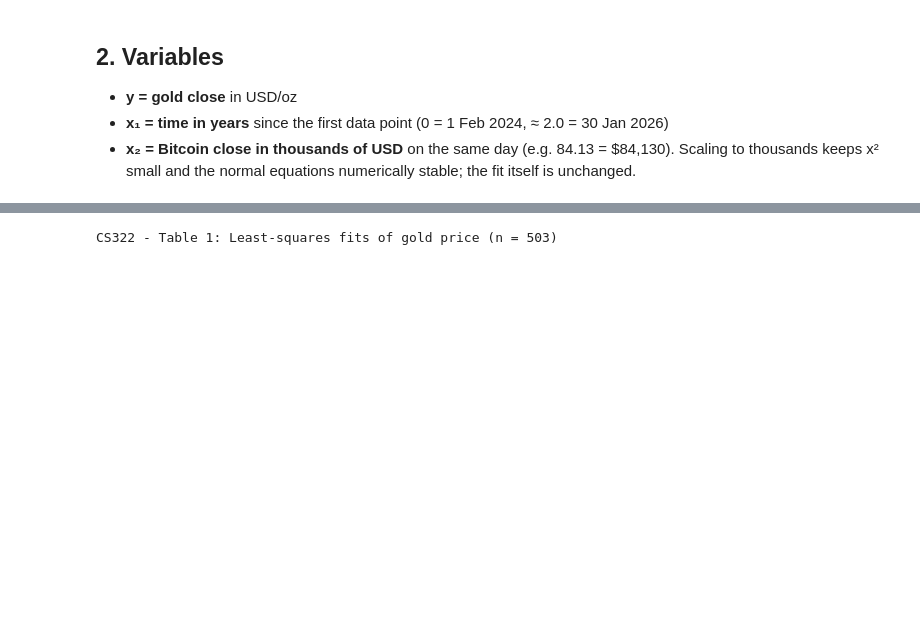
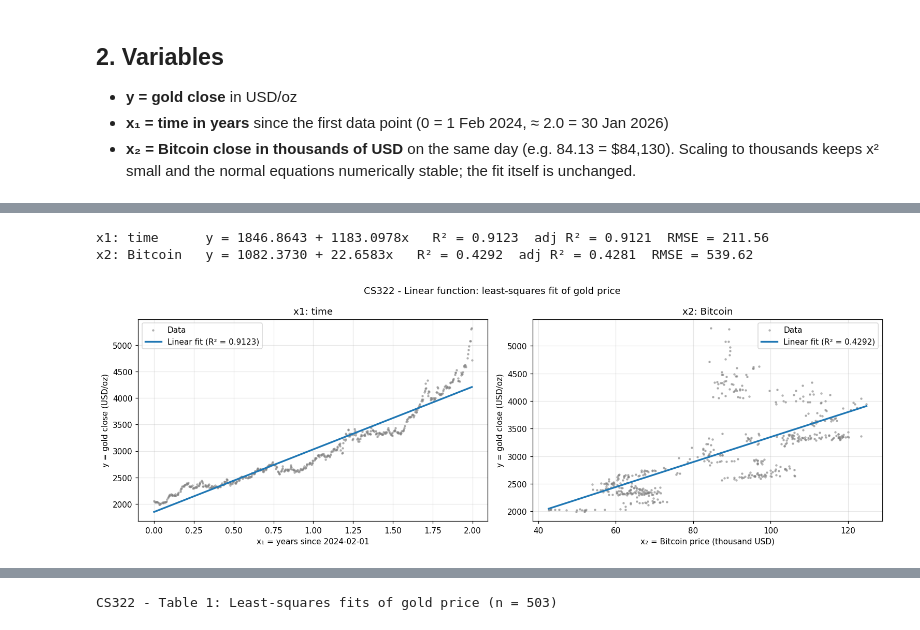
Before and after one commit to Jamevit/Gold_prediction_Project, a Jupyter notebook: gold_least_squares_regression.ipynb, the cells around one changed output, grey strips where cells are left out. Saved outputs shown, nothing was run; the diff lists cells and outputs as text; code cells hidden in the pictures; blank space fills up the shorter version.

```diff
--- a/gold_least_squares_regression.ipynb
+++ b/gold_least_squares_regression.ipynb
@@ -137,0 +155,22 @@ analyses = {
+# %%
+def fit_linear(x, y):
+    A = np.column_stack([np.ones_like(x), x])       # columns [1, x]
+    a, b = solve_normal_equations(A, y)
+    return (a, b), (lambda t: a + b * t)
+
+FIT['Linear'] = fit_linear
+lin = {}
+for name, d in analyses.items():
+    (a, b), f = fit_linear(d['x'], y)
+    lin[name] = models[(name, 'Linear')] = f
+    s = scores(y, f(d['x']), P['Linear'])
+    rows.append({'Predictor': name, 'Form': 'Linear', 'Equation': f'y = {a:.4g} + {b:.4g}x', **s})
+    print(f'{name:12s}  y = {a:.4f} + {b:.4f}x   R² = {s["R2"]:.4f}  adj R² = {s["Adj_R2"]:.4f}  RMSE = {s["RMSE"]:.2f}')
+# %% [output]
+x1: time      y = 1846.8643 + 1183.0978x   R² = 0.9123  adj R² = 0.9121  RMSE = 211.56
+x2: Bitcoin   y = 1082.3730 + 22.6583x   R² = 0.4292  adj R² = 0.4281  RMSE = 539.62
+# %%
+fig = show_fit('Linear', COLORS['Linear'], lin)
+fig.savefig('CS322_fig1_linear.png', bbox_inches='tight'); plt.show()
+# %% [output]
+[figure, added]
```
Also changed, not shown: parts of 25 cells of this notebook, 18 other files.
